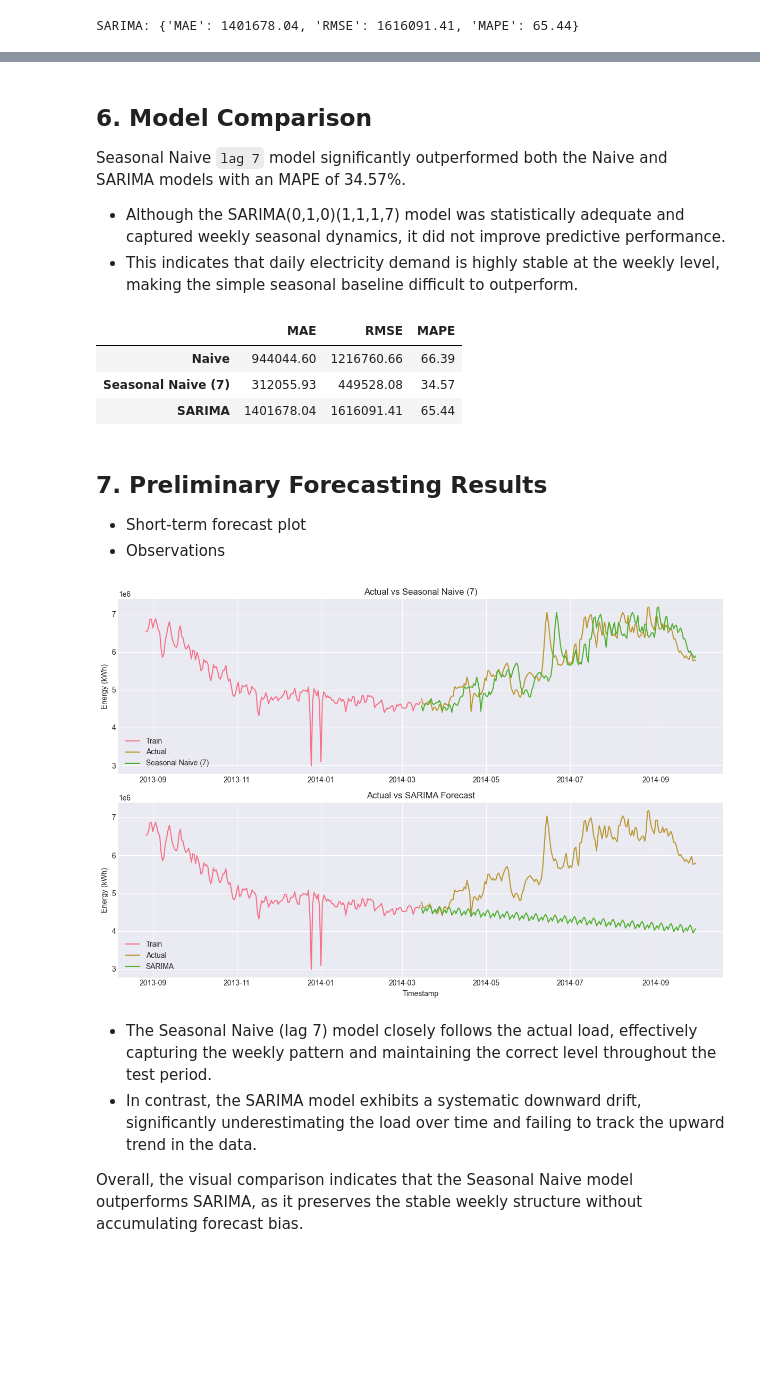
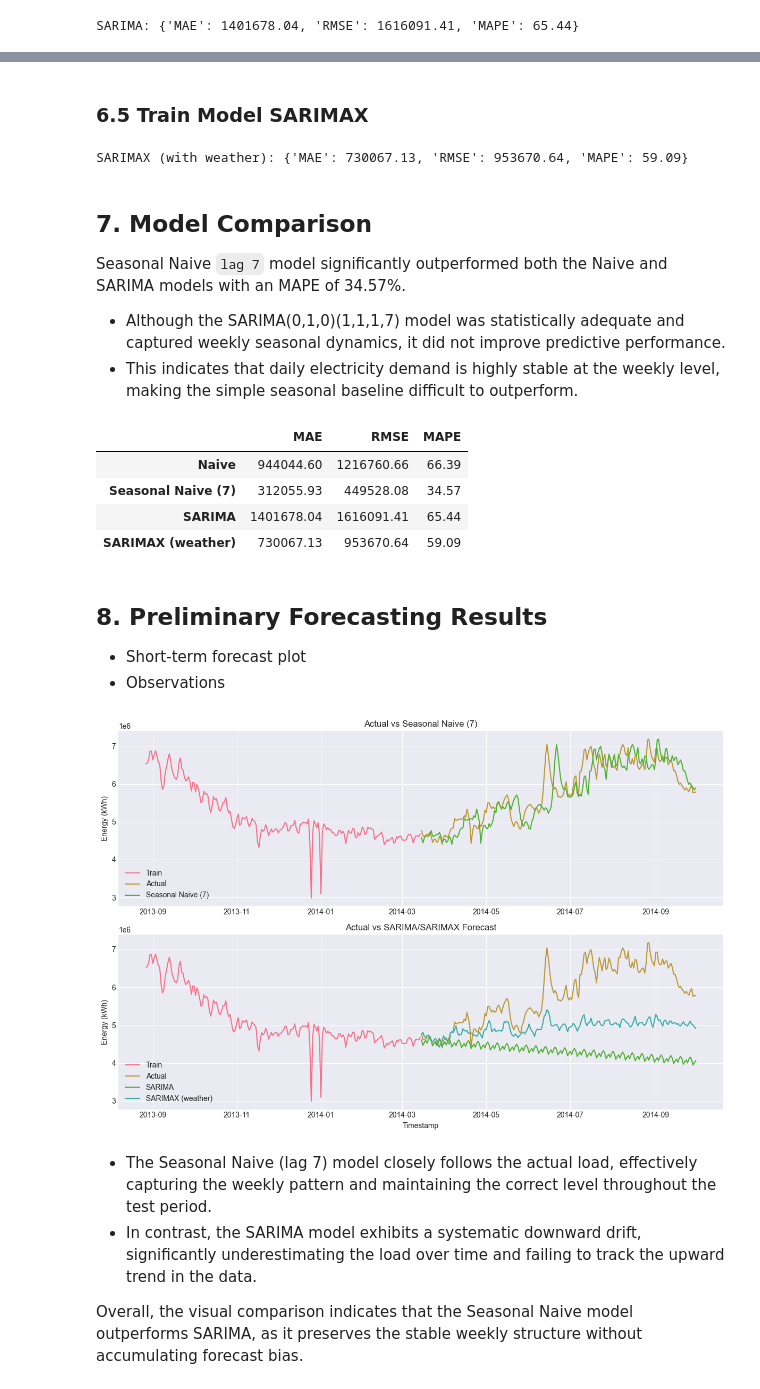
Before and after one commit to Dai-Nguyen1506/Electricity-Load-Diagrams, a Jupyter notebook: notebooks/05_models_statistical.ipynb, the cells around one changed output, grey strips where cells are left out. Saved outputs shown, nothing was run; the diff lists cells and outputs as text; code cells hidden in the pictures; blank space fills up the shorter version.

Commit message:
Add part 6: SARMIA model with data weather

```diff
--- a/notebooks/05_models_statistical.ipynb
+++ b/notebooks/05_models_statistical.ipynb
@@ -270,51 +385,77 @@ SARIMA: {'MAE': 1401678.04, 'RMSE': 1616091.41, 'MAPE': 65.44}
+# %% [markdown]
+### 6.5 Train Model SARIMAX
+# %%
+# Train SARIMAX with exogenous weather features
+sarimax_exog_model = SARIMAX(
+    y_train,
+    exog=X_train,
+    order=(0, 1, 0),
+    seasonal_order=(1, 1, 1, 31),
+    enforce_stationarity=False,
+    enforce_invertibility=False
+)
+
+sarimax_exog_results = sarimax_exog_model.fit(disp=False)
+sarimax_exog_forecast = sarimax_exog_results.get_forecast(steps=len(y_test), exog=X_test)
+sarimax_exog_pred = sarimax_exog_forecast.predicted_mean
+
+sarimax_exog_metrics = evaluate(y_test, sarimax_exog_pred)
+print("SARIMAX (with weather):", sarimax_exog_metrics)
+# %% [output]
+SARIMAX (with weather): {'MAE': 730067.13, 'RMSE': 953670.64, 'MAPE': 59.09}
 # %% [markdown]
-## 6. Model Comparison
+## 7. Model Comparison
 Seasonal Naive `lag 7` model significantly outperformed both the Naive and SARIMA models with an MAPE of 34.57%.
 - Although the SARIMA(0,1,0)(1,1,1,7) model was statistically adequate and captured weekly seasonal dynamics, it did not improve predictive performance.
 - This indicates that daily electricity demand is highly stable at the weekly level, making the simple seasonal baseline difficult to outperform.
 # %%
-comparison_table = pd.DataFrame([
-    naive_metrics,
-    seasonal_naive_metrics,
-    sarima_metrics
-], index=["Naive", "Seasonal Naive (7)", "SARIMA"])
+rows = [naive_metrics, seasonal_naive_metrics, sarima_metrics]
+labels = ["Naive", "Seasonal Naive (7)", "SARIMA"]
 
+if "sarimax_exog_metrics" in globals():
+    rows.append(sarimax_exog_metrics)
+    labels.append("SARIMAX (weather)")
+
+comparison_table = pd.DataFrame(rows, index=labels)
 comparison_table
 # %% [output]
 |  | MAE | RMSE | MAPE |
 | Naive | 944044.60 | 1216760.66 | 66.39 |
 | Seasonal Naive (7) | 312055.93 | 449528.08 | 34.57 |
 | SARIMA | 1401678.04 | 1616091.41 | 65.44 |
+| SARIMAX (weather) | 730067.13 | 953670.64 | 59.09 |
 # %% [markdown]
-## 7. Preliminary Forecasting Results
+## 8. Preliminary Forecasting Results
 - Short-term forecast plot
 - Observations
 # %%
 plt.figure(figsize=(12,8))
 
-# Top Plot:  Seasonal Naive
+# Top Plot: Seasonal Naive
 plt.subplot(2,1,1)
 plt.plot(train.index[-200:], train[-200:], label="Train")
 plt.plot(test.index[:200], test[:200], label="Actual")
 plt.plot(seasonal_naive_pred.index[:200], seasonal_naive_pred[:200], label="Seasonal Naive (7)")
 plt.title("Actual vs Seasonal Naive (7)")
 plt.ylabel("Energy (kWh)")
 plt.legend()
 
-# Bottom Plot: SARIMA
+# Bottom Plot: SARIMA and SARIMAX
 plt.subplot(2,1,2)
 plt.plot(train.index[-200:], train[-200:], label="Train")
 plt.plot(test.index[:200], test[:200], label="Actual")
 plt.plot(sarima_pred.index[:200], sarima_pred[:200], label="SARIMA")
-plt.title("Actual vs SARIMA Forecast")
+if "sarimax_exog_pred" in globals():
+    plt.plot(sarimax_exog_pred.index[:200], sarimax_exog_pred[:200], label="SARIMAX (weather)")
+plt.title("Actual vs SARIMA/SARIMAX Forecast")
 plt.xlabel("Timestamp")
 plt.ylabel("Energy (kWh)")
 plt.legend()
 
 plt.tight_layout()
 plt.show()
 # %% [output]
-[figure, old version]
+[figure, new version]
 # %% [markdown]
 - The Seasonal Naive (lag 7) model closely follows the actual load, effectively capturing the weekly pattern and maintaining the correct level throughout the test period.
 - In contrast, the SARIMA model exhibits a systematic downward drift, significantly underestimating the load over time and failing to track the upward trend in the data.
```
Also changed, not shown: parts of 9 cells of this notebook.
